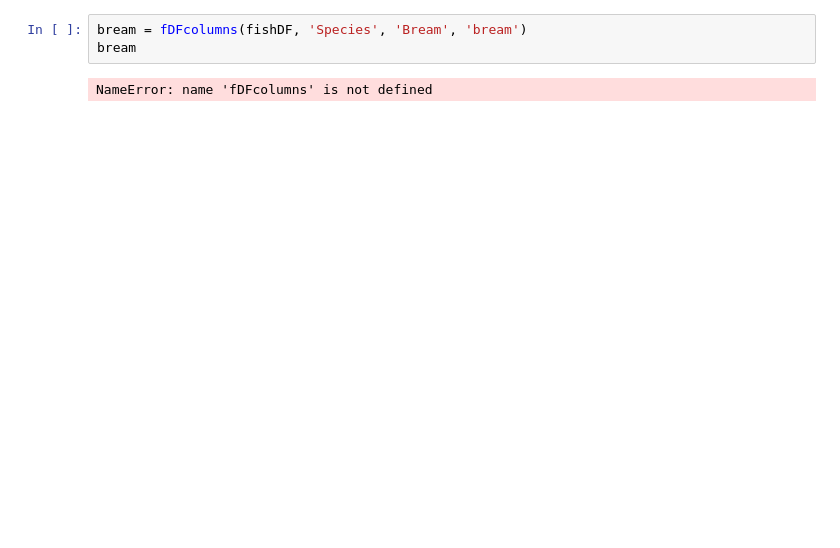
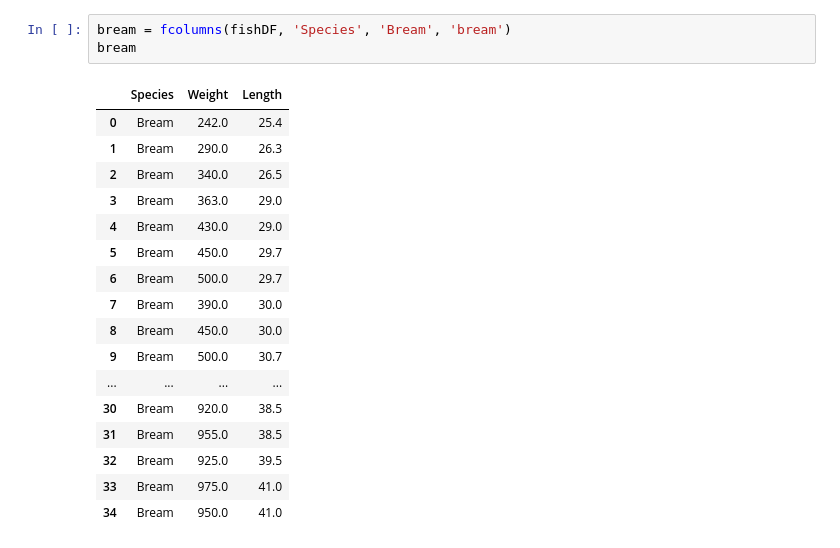
Before and after one commit to juugii-ho/KDT_9-10W_Machine-learning, a Jupyter notebook: DAY04_240228/ex_mlx.ipynb, the cells around one changed output. Saved outputs shown, nothing was run; the diff lists cells and outputs as text; blank space fills up the shorter version.

```diff
--- a/DAY04_240228/ex_mlx.ipynb
+++ b/DAY04_240228/ex_mlx.ipynb
@@ -54,5 +29,21 @@ ImportError: cannot import name 'fDFcolumns' from 'ML_func' (/Users/sml/PycharmP
 # %%
-bream = fDFcolumns(fishDF, 'Species', 'Bream', 'bream')
+bream = fcolumns(fishDF, 'Species', 'Bream', 'bream')
 bream
 # %% [output]
-NameError: name 'fDFcolumns' is not defined
+|  | Species | Weight | Length |
+| 0 | Bream | 242.0 | 25.4 |
+| 1 | Bream | 290.0 | 26.3 |
+| 2 | Bream | 340.0 | 26.5 |
+| 3 | Bream | 363.0 | 29.0 |
+| 4 | Bream | 430.0 | 29.0 |
+| 5 | Bream | 450.0 | 29.7 |
+| 6 | Bream | 500.0 | 29.7 |
+| 7 | Bream | 390.0 | 30.0 |
+| 8 | Bream | 450.0 | 30.0 |
+| 9 | Bream | 500.0 | 30.7 |
+| ... | ... | ... | ... |
+| 30 | Bream | 920.0 | 38.5 |
+| 31 | Bream | 955.0 | 38.5 |
+| 32 | Bream | 925.0 | 39.5 |
+| 33 | Bream | 975.0 | 41.0 |
+| 34 | Bream | 950.0 | 41.0 |
```
Also changed, not shown: parts of 11 cells of this notebook, 7 other files.
